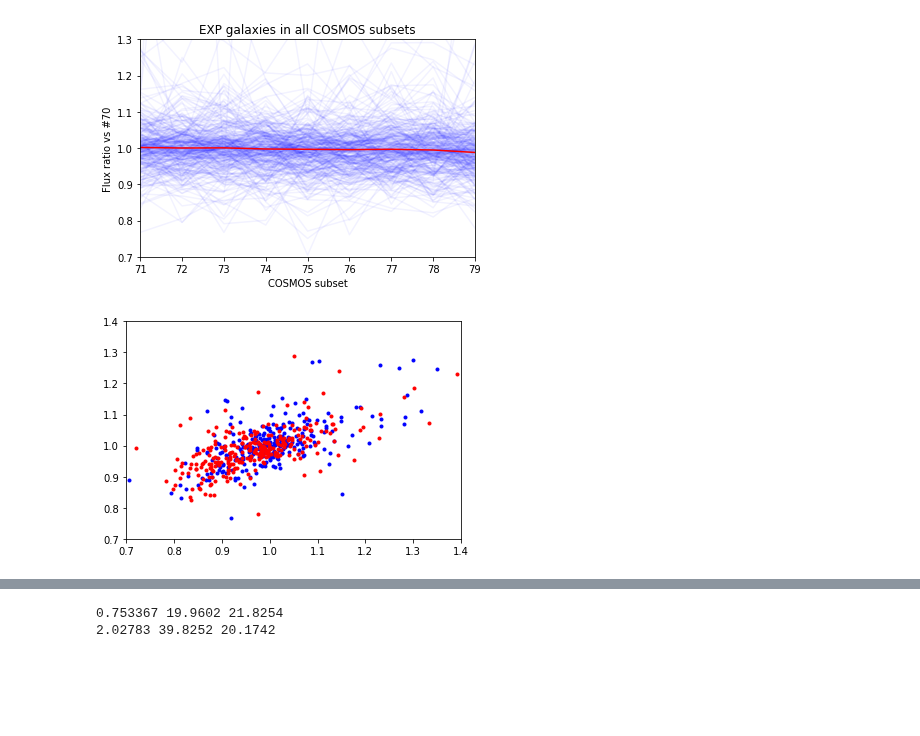
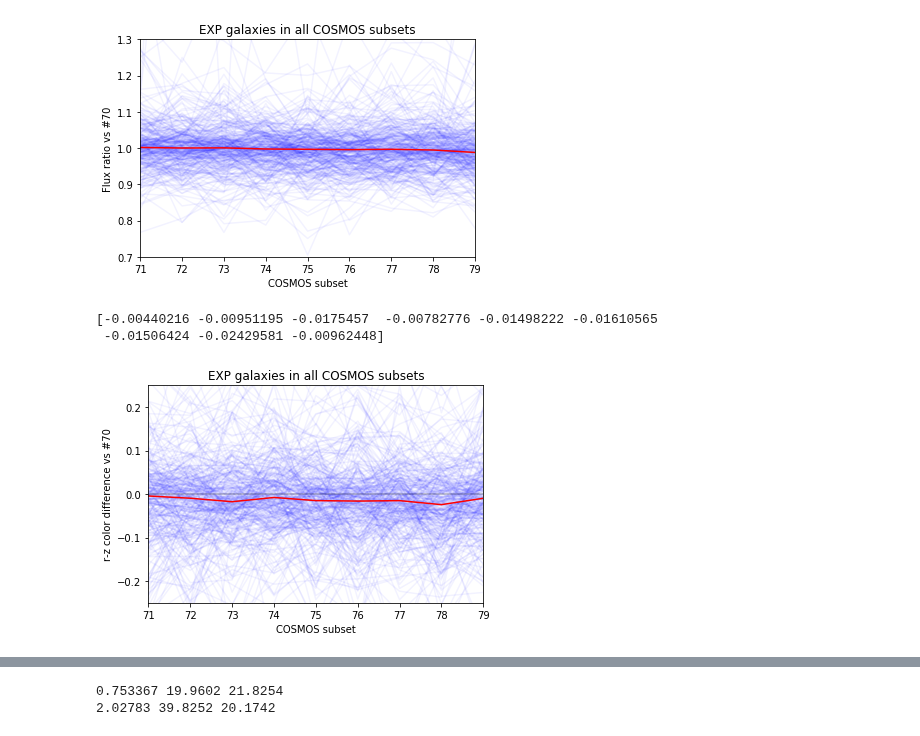
Before and after one commit to legacysurvey/legacypipe, a Jupyter notebook: py/legacyanalysis/cosmos-dr7.ipynb, the cells around one changed output, grey strips where cells are left out. Cells and saved outputs as stored; diff of their text form; code cells hidden in the pictures; blank space fills up the shorter version.

Commit message:
look at color measurements wrt seeing

```diff
--- a/py/legacyanalysis/cosmos-dr7.ipynb
+++ b/py/legacyanalysis/cosmos-dr7.ipynb
@@ -157,7 +157,9 @@ def matchAll(orig):
         print(len(T), 'primary')
         T.cut((T.flux_ivar_r > 0) * (T.flux_ivar_g > 0) * (T.flux_ivar_z > 0))
         print(len(T), 'grz')
+        T.g_mag = -2.5 * (np.log10(T.flux_g) - 9)
         T.r_mag = -2.5 * (np.log10(T.flux_r) - 9)
+        T.z_mag = -2.5 * (np.log10(T.flux_z) - 9)
         T.r_sn = T.flux_r * np.sqrt(T.flux_ivar_r)
         # aside
         # Match to subset 70 EXP galaxies of size ~1"
@@ -316,9 +324,23 @@ plt.savefig('flux-ratio.png');
 # %% [output]
 0.987947
 [figure]
-# %%
-plt.plot(sr[0,:], fr[0,:], 'b.');
-plt.plot(sr[-1,:], fr[-1,:], 'r.');
-plt.axis([0.7, 1.4, 0.7, 1.4]);
-# %% [output]
-[figure, removed]
+# %%
+#rz = np.vstack([(M.r_mag - M.z_mag) for M in Mall[1:]])
+M0.z_mag = -2.5 * (np.log10(M0.flux_z) - 9)
+M0.z_sn = M0.flux_z * np.sqrt(M0.flux_ivar_z)
+I = np.flatnonzero(np.isfinite(M0.r_mag - M0.z_mag))
+drz = np.vstack([((M.r_mag - M.z_mag) - (M0.r_mag - M0.z_mag))[I] for M in Mall[1:]])
+plt.plot(sub, drz, 'b-', alpha=0.05);
+plt.axhline(0, color='k', alpha=0.25)
+plt.plot(sub, np.median(drz, axis=1), 'r-');
+plt.ylim(-0.25, 0.25);
+plt.xlim(sub[0],sub[-1]);
+print(np.median(drz, axis=1));
+plt.xlabel('COSMOS subset')
+plt.ylabel('r-z color difference vs #70')
+plt.title('EXP galaxies in all COSMOS subsets');
+plt.savefig('color-diff.png');
+# %% [output]
+[-0.00440216 -0.00951195 -0.0175457  -0.00782776 -0.01498222 -0.01610565
+ -0.01506424 -0.02429581 -0.00962448]
+[figure, added]
```
Also changed, not shown: parts of 3 cells of this notebook.
